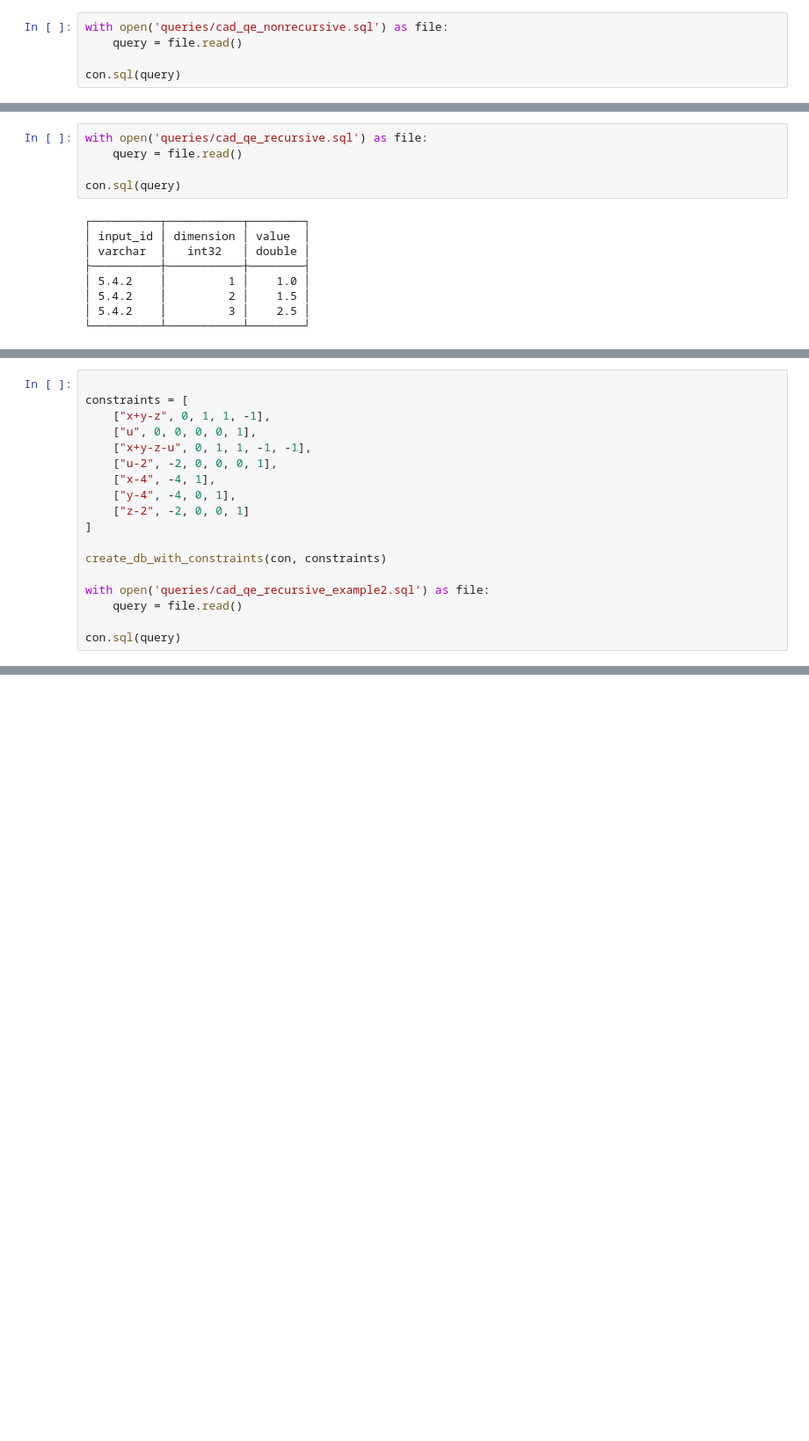
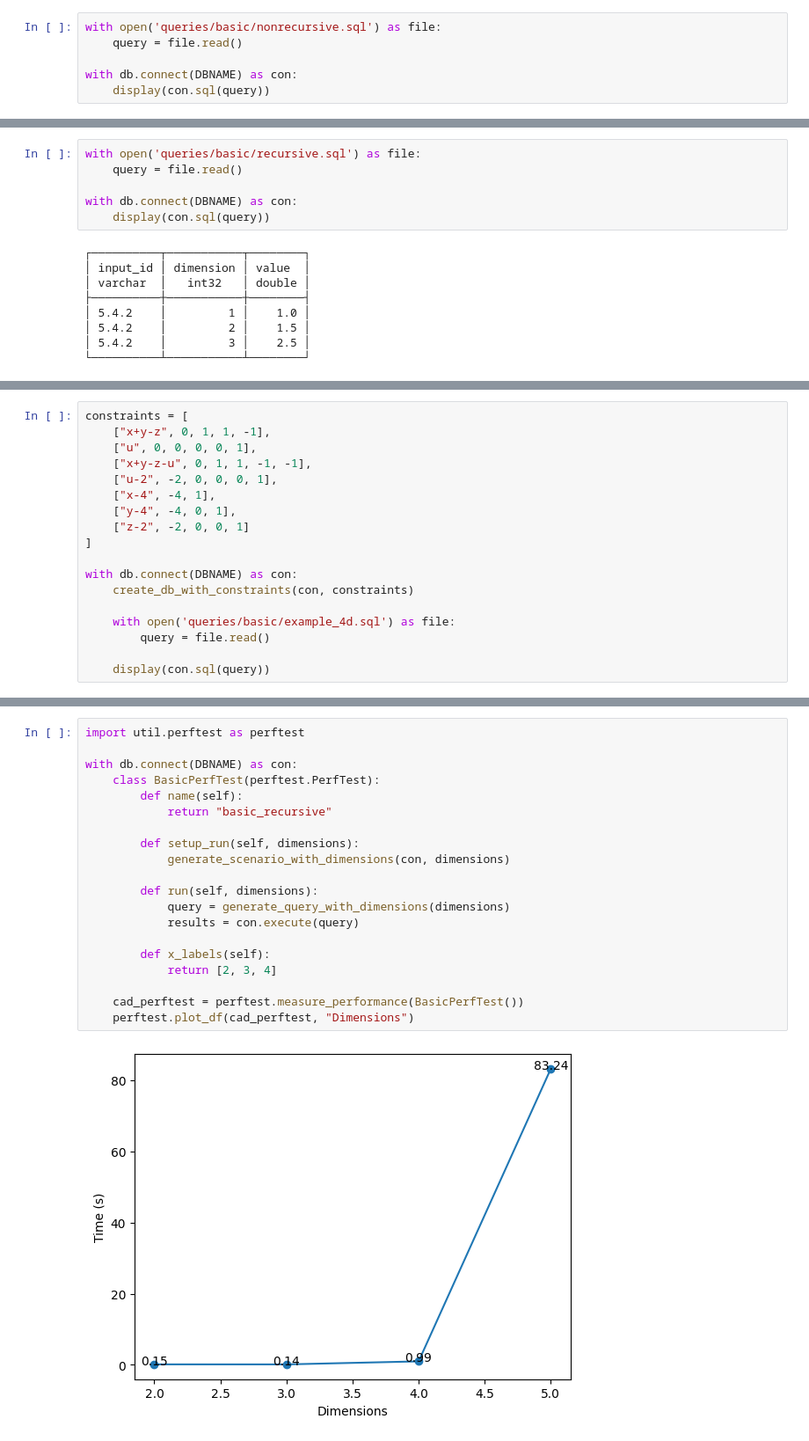
Before and after one commit to UHasselt-DSI-Data-Systems-Lab/code-sqlcad, a Jupyter notebook: 1.1.cad_basic.ipynb, the cells around one changed output, grey strips where cells are left out. Shown at 88% size. Drawn from its saved outputs; the diff is of its cells as text; blank space fills up the shorter version.

```diff
--- a/1.1.cad_basic.ipynb
+++ b/1.1.cad_basic.ipynb
@@ -235,6 +391,7 @@ dezelfde oplossing te bekomen als die we manueel hadden gevonden:
 # %%
-with open('queries/cad_qe_nonrecursive.sql') as file:
+with open('queries/basic/nonrecursive.sql') as file:
     query = file.read()
 
-con.sql(query)
+with db.connect(DBNAME) as con:
+    display(con.sql(query))
 # %% [output]
@@ -259,8 +418,9 @@ Recursieve versie (zelfde resultaat)
 # %%
-with open('queries/cad_qe_recursive.sql') as file:
+with open('queries/basic/recursive.sql') as file:
     query = file.read()
 
-con.sql(query)
+with db.connect(DBNAME) as con:
+    display(con.sql(query))
 # %% [output]
 ┌──────────┬───────────┬────────┐
 │ input_id │ dimension │ value  │
@@ -280,5 +446,4 @@ $\exists x,y,z . F(x,y,z) > 2 \land x < 4 \land y < 4 \land z > 2$
 # %%
-
 constraints = [
     ["x+y-z", 0, 1, 1, -1],
     ["u", 0, 0, 0, 0, 1],
@@ -289,12 +454,13 @@ constraints = [
     ["z-2", -2, 0, 0, 1]
 ]
 
-create_db_with_constraints(con, constraints)
+with db.connect(DBNAME) as con:
+    create_db_with_constraints(con, constraints)
 
-with open('queries/cad_qe_recursive_example2.sql') as file:
-    query = file.read()
+    with open('queries/basic/example_4d.sql') as file:
+        query = file.read()
 
-con.sql(query)
+    display(con.sql(query))
 # %% [output]
 ┌──────────┬───────────┬────────┐
 │ input_id │ dimension │ value  │
@@ -325,0 +538,22 @@ con.close()
+# %%
+import util.perftest as perftest
+
+with db.connect(DBNAME) as con:
+    class BasicPerfTest(perftest.PerfTest):
+        def name(self):
+            return "basic_recursive"
+
+        def setup_run(self, dimensions):
+            generate_scenario_with_dimensions(con, dimensions)
+
+        def run(self, dimensions):
+            query = generate_query_with_dimensions(dimensions)
+            results = con.execute(query)
+
+        def x_labels(self):
+            return [2, 3, 4]
+
+    cad_perftest = perftest.measure_performance(BasicPerfTest())
+    perftest.plot_df(cad_perftest, "Dimensions")
+# %% [output]
+[figure, added]
```
Also changed, not shown: parts of 20 cells of this notebook, 6 other files.
